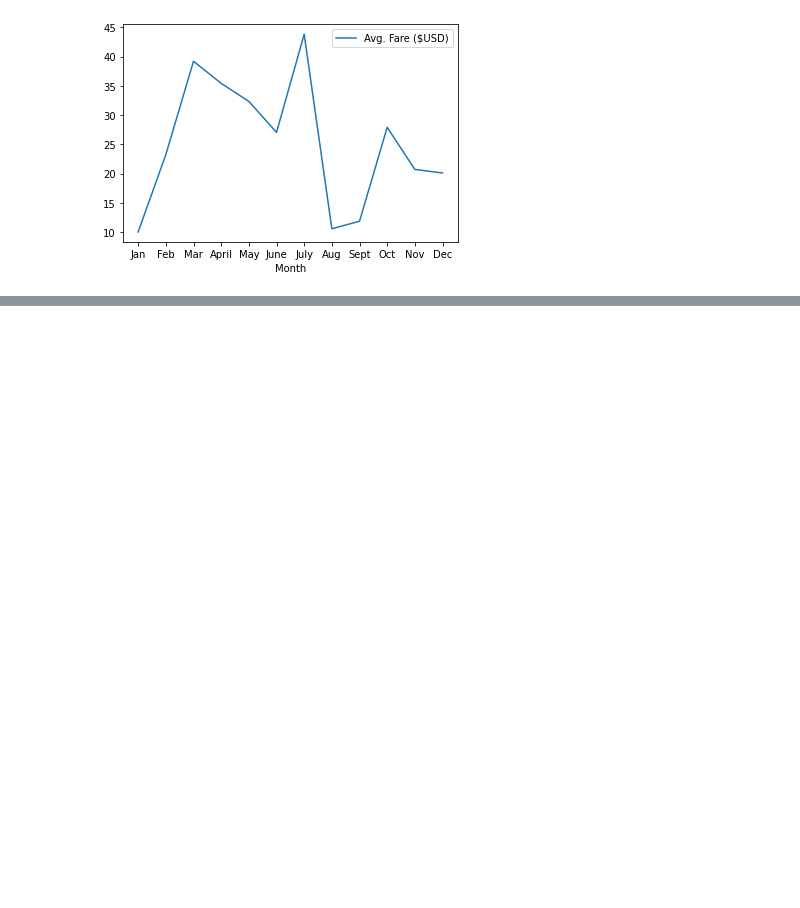
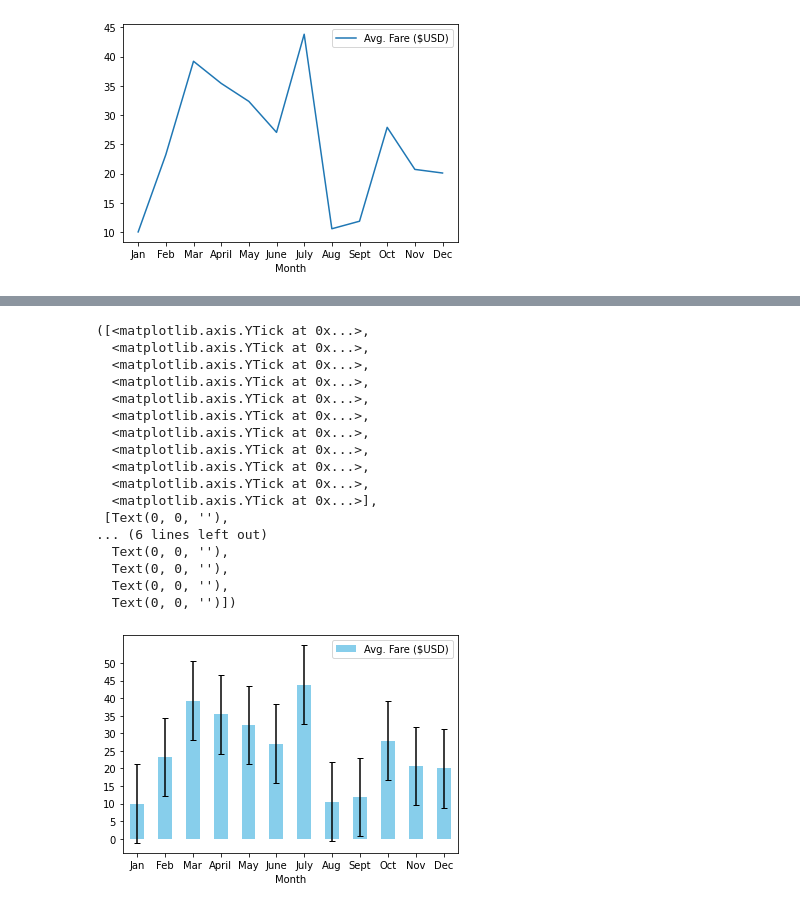
Before and after one commit to juliomeza/PyBer_Analysis, a Jupyter notebook: PyBer_ride_data.ipynb, the cells around one changed output, grey strips where cells are left out. Cells and saved outputs as stored; diff of their text form; code cells hidden in the pictures; blank space fills up the shorter version.

```diff
--- a/PyBer_ride_data.ipynb
+++ b/PyBer_ride_data.ipynb
@@ -40,0 +57,23 @@ plt.show()
+# %%
+pyber_ride_df.plot.bar(x='Month', y='Avg. Fare ($USD)', yerr=stdev, capsize=3, color='skyblue')
+plt.xticks(rotation=360)
+plt.yticks(np.arange(0, 51, 5))
+# %% [output]
+([<matplotlib.axis.YTick at 0x...>,
+  <matplotlib.axis.YTick at 0x...>,
+  <matplotlib.axis.YTick at 0x...>,
+  <matplotlib.axis.YTick at 0x...>,
+  <matplotlib.axis.YTick at 0x...>,
+  <matplotlib.axis.YTick at 0x...>,
+  <matplotlib.axis.YTick at 0x...>,
+  <matplotlib.axis.YTick at 0x...>,
+  <matplotlib.axis.YTick at 0x...>,
+  <matplotlib.axis.YTick at 0x...>,
+  <matplotlib.axis.YTick at 0x...>],
+ [Text(0, 0, ''),
+... (6 lines left out)
+  Text(0, 0, ''),
+  Text(0, 0, ''),
+  Text(0, 0, ''),
+  Text(0, 0, '')])
+[figure, added]
```
Also changed, not shown: parts of 4 cells of this notebook.
